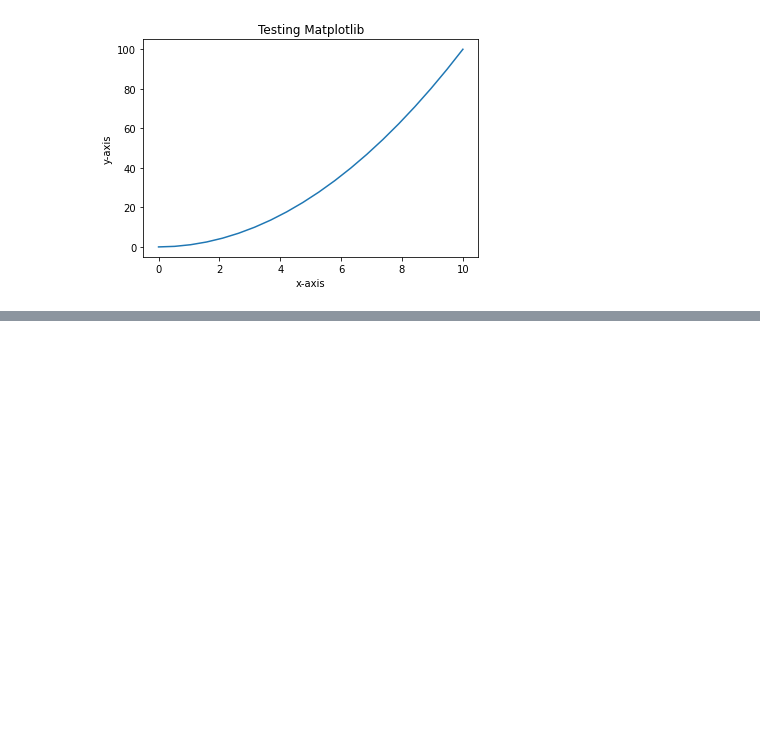
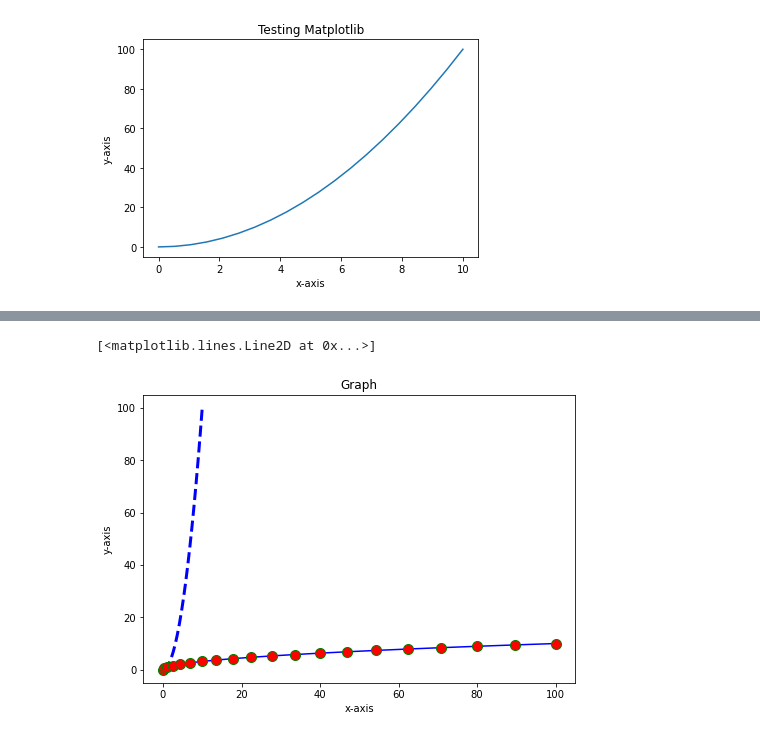
Before and after one commit to Candyy1st/Learn, a Jupyter notebook: numpypandas/matplotlib/Untitled.ipynb, the cells around one changed output, grey strips where cells are left out. Cells and saved outputs as stored; diff of their text form; code cells hidden in the pictures; blank space fills up the shorter version.

```diff
--- a/numpypandas/matplotlib/Untitled.ipynb
+++ b/numpypandas/matplotlib/Untitled.ipynb
@@ -43,0 +76,21 @@ plt.scatter(x,y)
+# %%
+fig = plt.figure()
+x1 = fig.add_axes([0,0,1,1])
+x1.set_xlabel('x-axis')
+x1.set_ylabel('y-axis')
+x1.set_title('Graph')
+
+#add color to edit color
+#add linestyle to change style line
+#add linewidth/lw to change width line
+#add alpha for transparancy
+x1.plot(x,y, color='b', linestyle='dashed', lw=3)
+
+#use marker to add marker
+#use markerfacecolor for change size marker
+#use markerfacecolor for change color marker
+#use markeredgecolor for change color line marker
+x1.plot(y,x, color='b', marker='o', markersize=10, markerfacecolor='r', markeredgecolor='g')
+# %% [output]
+[<matplotlib.lines.Line2D at 0x...>]
+[figure, added]
```
Also changed, not shown: parts of 5 cells of this notebook, 3 other files.
